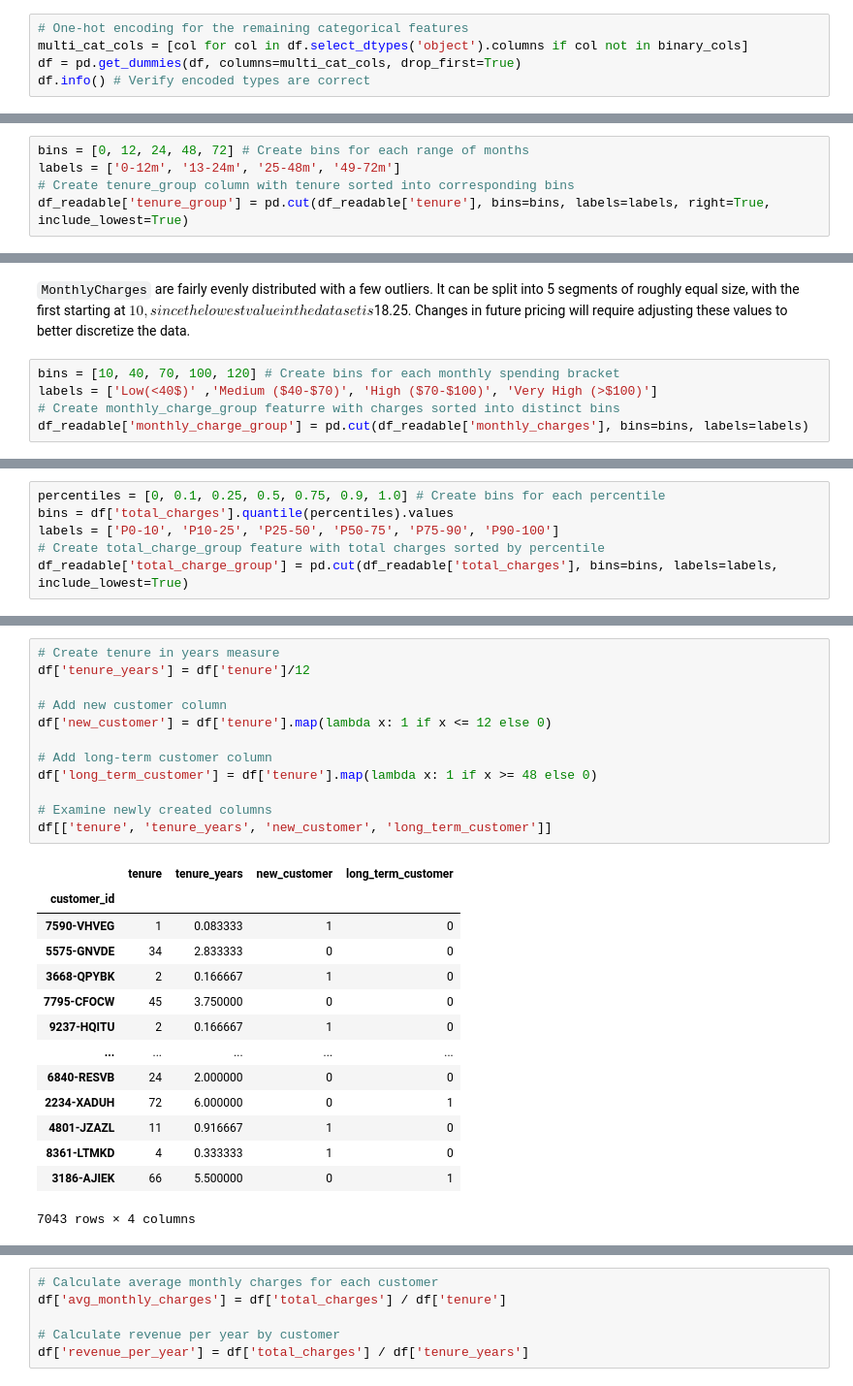
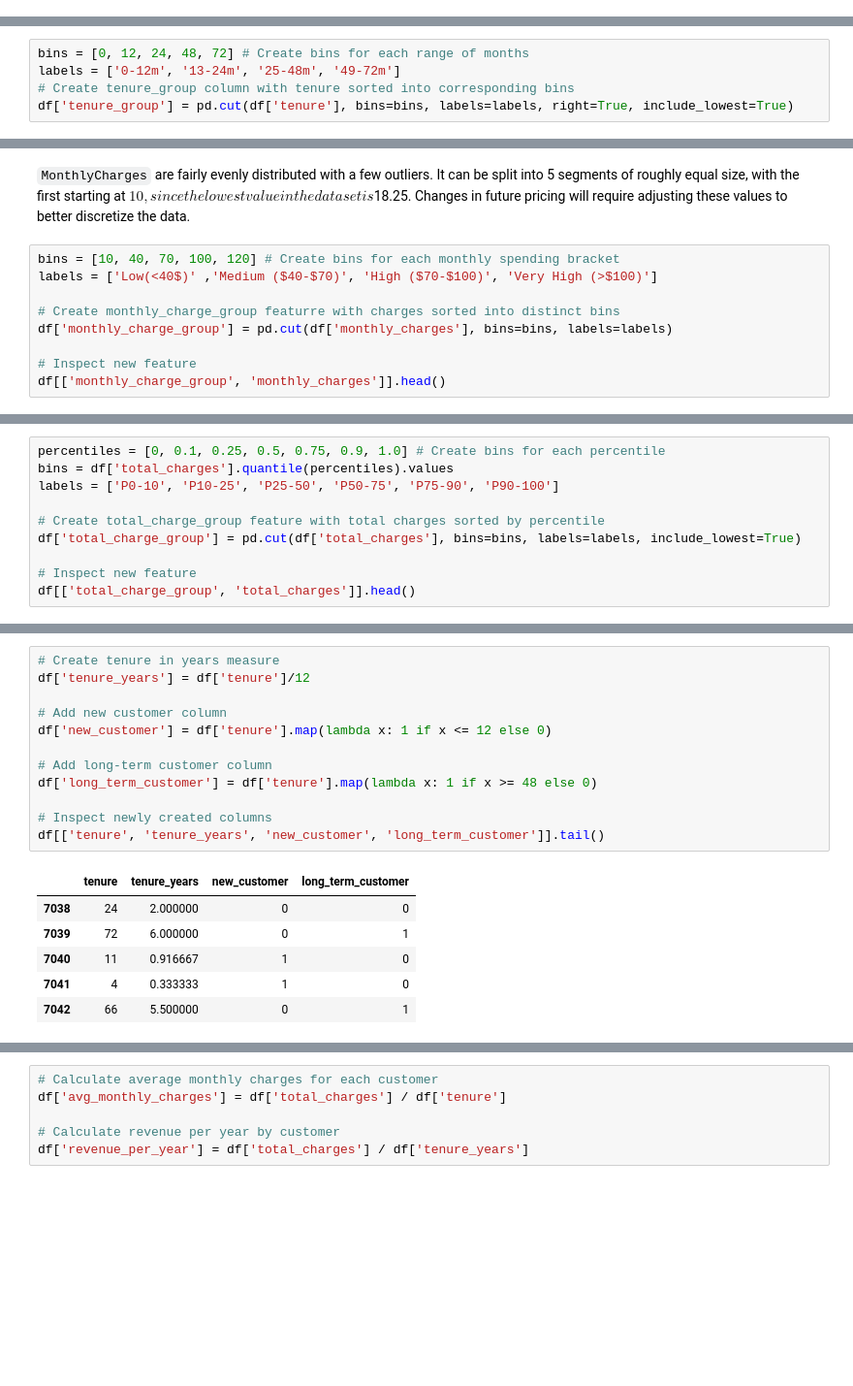
Before and after one commit to Rote-Story/Telco_Churn_Analysis, a Jupyter notebook: notebooks/02_data_preparation.ipynb, the cells around one changed output, grey strips where cells are left out. Shown: that part at 97% size. Saved outputs shown, nothing was run; the diff lists cells and outputs as text; blank space fills up the shorter version.

```diff
--- a/notebooks/02_data_preparation.ipynb
+++ b/notebooks/02_data_preparation.ipynb
@@ -198,5 +210,0 @@ The `online_security`, `online_backup`, `device_protection`, `tech_support`, and
-# %%
-# One-hot encoding for the remaining categorical features
-multi_cat_cols = [col for col in df.select_dtypes('object').columns if col not in binary_cols]
-df = pd.get_dummies(df, columns=multi_cat_cols, drop_first=True)
-df.info() # Verify encoded types are correct
@@ -252,5 +244,5 @@ Alternatively, we could try to mix the two to maintain interpretability and bin-
 bins = [0, 12, 24, 48, 72] # Create bins for each range of months
 labels = ['0-12m', '13-24m', '25-48m', '49-72m']
 # Create tenure_group column with tenure sorted into corresponding bins
-df_readable['tenure_group'] = pd.cut(df_readable['tenure'], bins=bins, labels=labels, right=True, include_lowest=True)
+df['tenure_group'] = pd.cut(df['tenure'], bins=bins, labels=labels, right=True, include_lowest=True)
 # %% [markdown]
@@ -278,5 +270,9 @@ $120 Monthly Charge Percentile: 100
 # %%
 bins = [10, 40, 70, 100, 120] # Create bins for each monthly spending bracket
 labels = ['Low(<40$)' ,'Medium ($40-$70)', 'High ($70-$100)', 'Very High (>$100)']
+
 # Create monthly_charge_group featurre with charges sorted into distinct bins
-df_readable['monthly_charge_group'] = pd.cut(df_readable['monthly_charges'], bins=bins, labels=labels)
+df['monthly_charge_group'] = pd.cut(df['monthly_charges'], bins=bins, labels=labels)
+
+# Inspect new feature
+df[['monthly_charge_group', 'monthly_charges']].head()
@@ -291,5 +292,9 @@ This dual approach maintains analytical precision while improving interpretabili
 percentiles = [0, 0.1, 0.25, 0.5, 0.75, 0.9, 1.0] # Create bins for each percentile
 bins = df['total_charges'].quantile(percentiles).values
 labels = ['P0-10', 'P10-25', 'P25-50', 'P50-75', 'P75-90', 'P90-100']
+
 # Create total_charge_group feature with total charges sorted by percentile
-df_readable['total_charge_group'] = pd.cut(df_readable['total_charges'], bins=bins, labels=labels, include_lowest=True)
+df['total_charge_group'] = pd.cut(df['total_charges'], bins=bins, labels=labels, include_lowest=True)
+
+# Inspect new feature
+df[['total_charge_group', 'total_charges']].head()
@@ -302,28 +314,20 @@ We can measure tenure in years clarity in modeling, create a binary feature disp
 # %%
 # Create tenure in years measure
 df['tenure_years'] = df['tenure']/12
 
 # Add new customer column
 df['new_customer'] = df['tenure'].map(lambda x: 1 if x <= 12 else 0)
 
 # Add long-term customer column
 df['long_term_customer'] = df['tenure'].map(lambda x: 1 if x >= 48 else 0)
 
-# Examine newly created columns
-df[['tenure', 'tenure_years', 'new_customer', 'long_term_customer']]
+# Inspect newly created columns
+df[['tenure', 'tenure_years', 'new_customer', 'long_term_customer']].tail()
 # %% [output]
 |  | tenure | tenure_years | new_customer | long_term_customer |
-| customer_id |  |  |  |  |
-| 7590-VHVEG | 1 | 0.083333 | 1 | 0 |
-| 5575-GNVDE | 34 | 2.833333 | 0 | 0 |
-| 3668-QPYBK | 2 | 0.166667 | 1 | 0 |
-| 7795-CFOCW | 45 | 3.750000 | 0 | 0 |
-| 9237-HQITU | 2 | 0.166667 | 1 | 0 |
-| ... | ... | ... | ... | ... |
-| 6840-RESVB | 24 | 2.000000 | 0 | 0 |
-| 2234-XADUH | 72 | 6.000000 | 0 | 1 |
-| 4801-JZAZL | 11 | 0.916667 | 1 | 0 |
-| 8361-LTMKD | 4 | 0.333333 | 1 | 0 |
-| 3186-AJIEK | 66 | 5.500000 | 0 | 1 |
+| 7038 | 24 | 2.000000 | 0 | 0 |
+| 7039 | 72 | 6.000000 | 0 | 1 |
+| 7040 | 11 | 0.916667 | 1 | 0 |
+| 7041 | 4 | 0.333333 | 1 | 0 |
+| 7042 | 66 | 5.500000 | 0 | 1 |
-7043 rows × 4 columns
 # %% [markdown]
```
Also changed, not shown: parts of 58 cells of this notebook, 4 other files.
